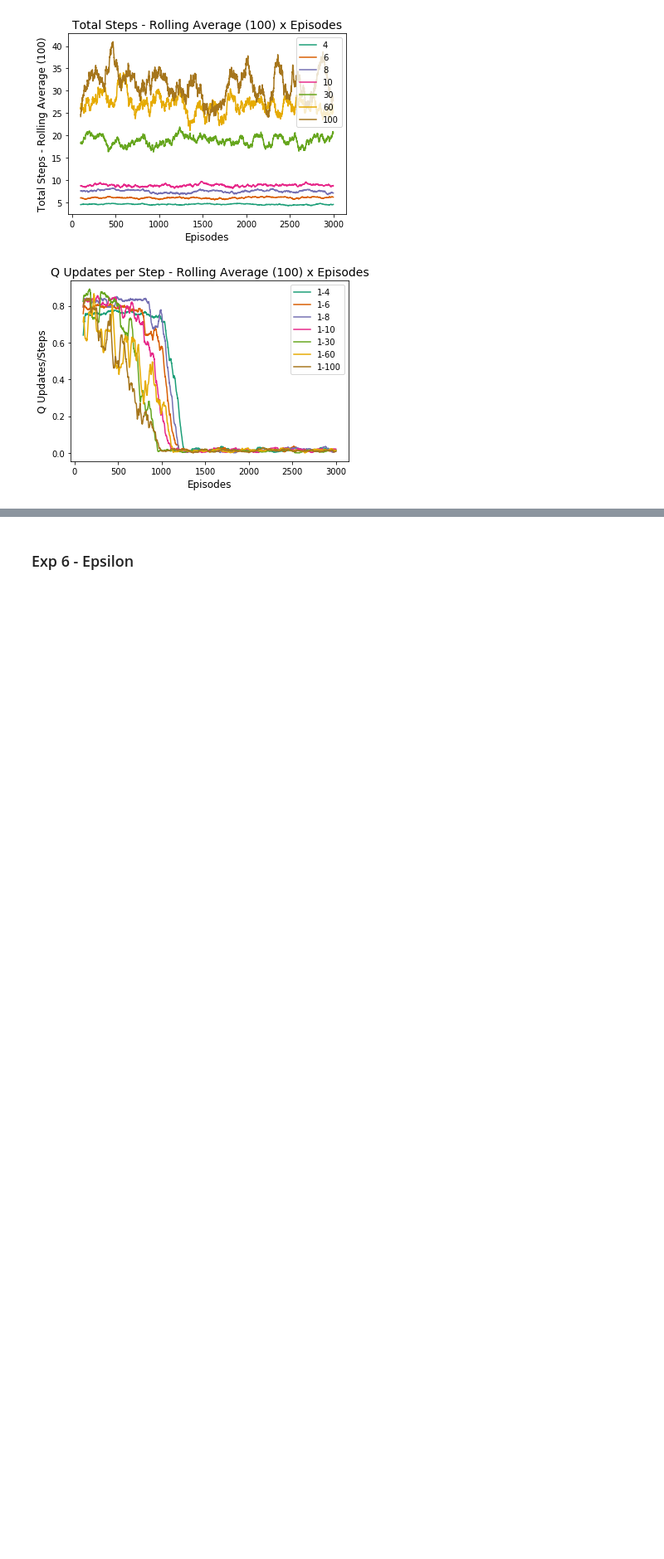
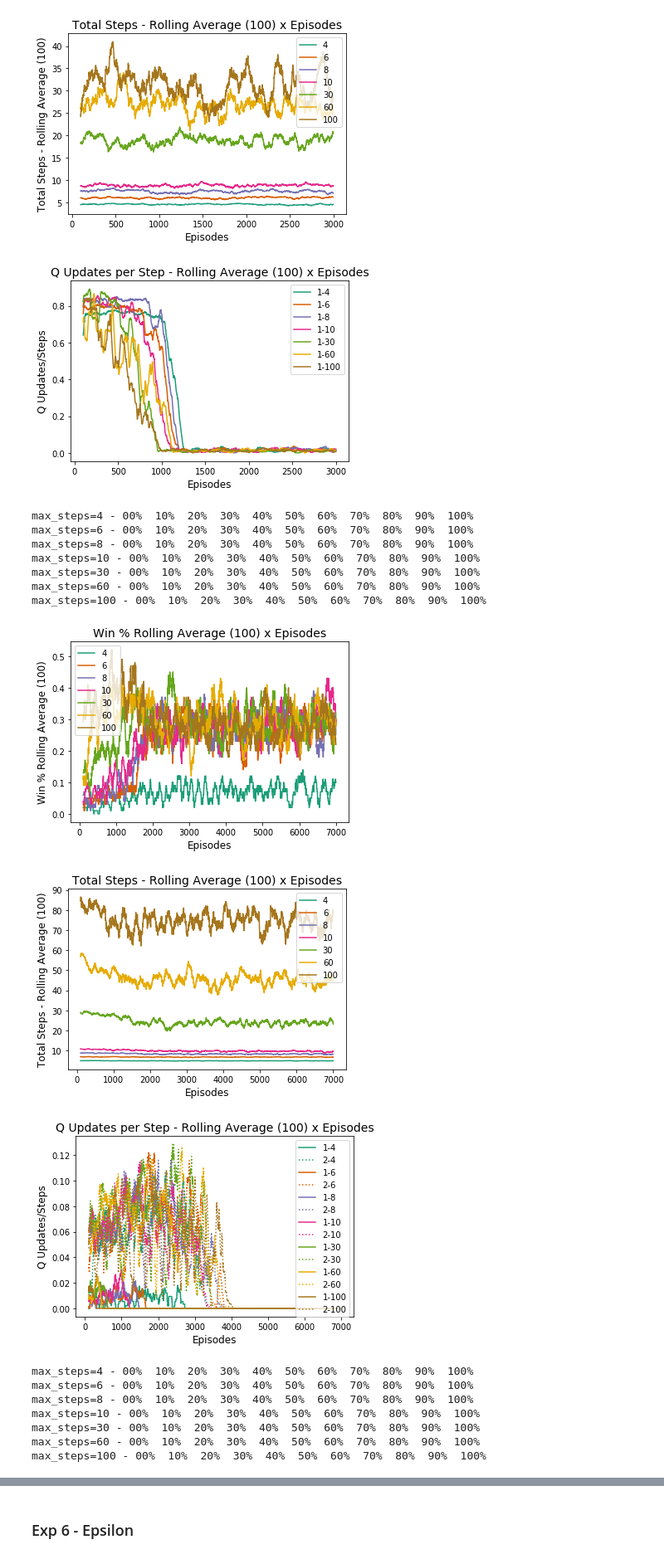
Before and after one commit to melloflavio/2019-SoftwareAgents-CW, a Jupyter notebook: Coursework.ipynb, the cells around one changed output, grey strips where cells are left out. Shown at 83% size. Drawn from its saved outputs; the diff is of its cells as text; code cells hidden in the pictures; blank space fills up the shorter version.

```diff
--- a/Coursework.ipynb
+++ b/Coursework.ipynb
@@ -958,37 +986,55 @@ EXPERIMENT = {
     'epsilon': {
         'initial_value': 0.999,
         'decay_rate_1': 0.9995,  # Decay if e >= threshold
         'decay_rate_2': 0.995,   # Decay if e < threshold
         'decay_rate_threshold': 0.5,
     },
     'alpha': 0.8, # learning rate
     'gamma': 0.5, # dicount factor
     'return': 100, # Return for moving into terminal state
     'penalty': -100, # Punishment for leaving terminal state
 }
 
 max_steps_results = []
 max_steps_to_test = [4, 6, 8, 10, 30, 60, 100]
 for max_steps in max_steps_to_test:
     EXPERIMENT['max_steps'] = max_steps
     print('max_steps={} - '.format(max_steps), end='')
     instance_results = perform_experiment()
     max_steps_results.append(process_results(instance_results))
 
 show_results_multi(max_steps_results, max_steps_to_test)
 
 EXPERIMENT['epsilon'] = {
         'initial_value': 1,
         'decay_rate_1': 1,  # Decay if e >= threshold
         'decay_rate_2': 1,   # Decay if e < threshold
         'decay_rate_threshold': 0,
     }
 
-max_steps_random_results = []
-for max_steps in max_steps_to_test:
-    EXPERIMENT['max_steps'] = max_steps
-    print('max_steps={} - '.format(max_steps), end='')
-    instance_results = perform_experiment()
-    max_steps_random_results.append(process_results(instance_results))
+# max_steps_random_results = []
+# for max_steps in max_steps_to_test:
+#     EXPERIMENT['max_steps'] = max_steps
+#     print('max_steps={} - '.format(max_steps), end='')
+#     instance_results = perform_experiment()
+#     max_steps_random_results.append(process_results(instance_results))
 
-show_results_multi(max_steps_random_results, max_steps_to_test)
+# show_results_multi(max_steps_random_results, max_steps_to_test)
+# %% [output]
+max_steps=4 - 00%  10%  20%  30%  40%  50%  60%  70%  80%  90%  100%
+max_steps=6 - 00%  10%  20%  30%  40%  50%  60%  70%  80%  90%  100%
+max_steps=8 - 00%  10%  20%  30%  40%  50%  60%  70%  80%  90%  100%
+max_steps=10 - 00%  10%  20%  30%  40%  50%  60%  70%  80%  90%  100%
+max_steps=30 - 00%  10%  20%  30%  40%  50%  60%  70%  80%  90%  100%
+max_steps=60 - 00%  10%  20%  30%  40%  50%  60%  70%  80%  90%  100%
+max_steps=100 - 00%  10%  20%  30%  40%  50%  60%  70%  80%  90%  100%
+[figure, added]
+[figure, added]
+[figure, added]
+max_steps=4 - 00%  10%  20%  30%  40%  50%  60%  70%  80%  90%  100%
+max_steps=6 - 00%  10%  20%  30%  40%  50%  60%  70%  80%  90%  100%
+max_steps=8 - 00%  10%  20%  30%  40%  50%  60%  70%  80%  90%  100%
+max_steps=10 - 00%  10%  20%  30%  40%  50%  60%  70%  80%  90%  100%
+max_steps=30 - 00%  10%  20%  30%  40%  50%  60%  70%  80%  90%  100%
+max_steps=60 - 00%  10%  20%  30%  40%  50%  60%  70%  80%  90%  100%
+max_steps=100 - 00%  10%  20%  30%  40%  50%  60%  70%  80%  90%  100%
```
Also changed, not shown: parts of 7 cells of this notebook, 10 other files.
